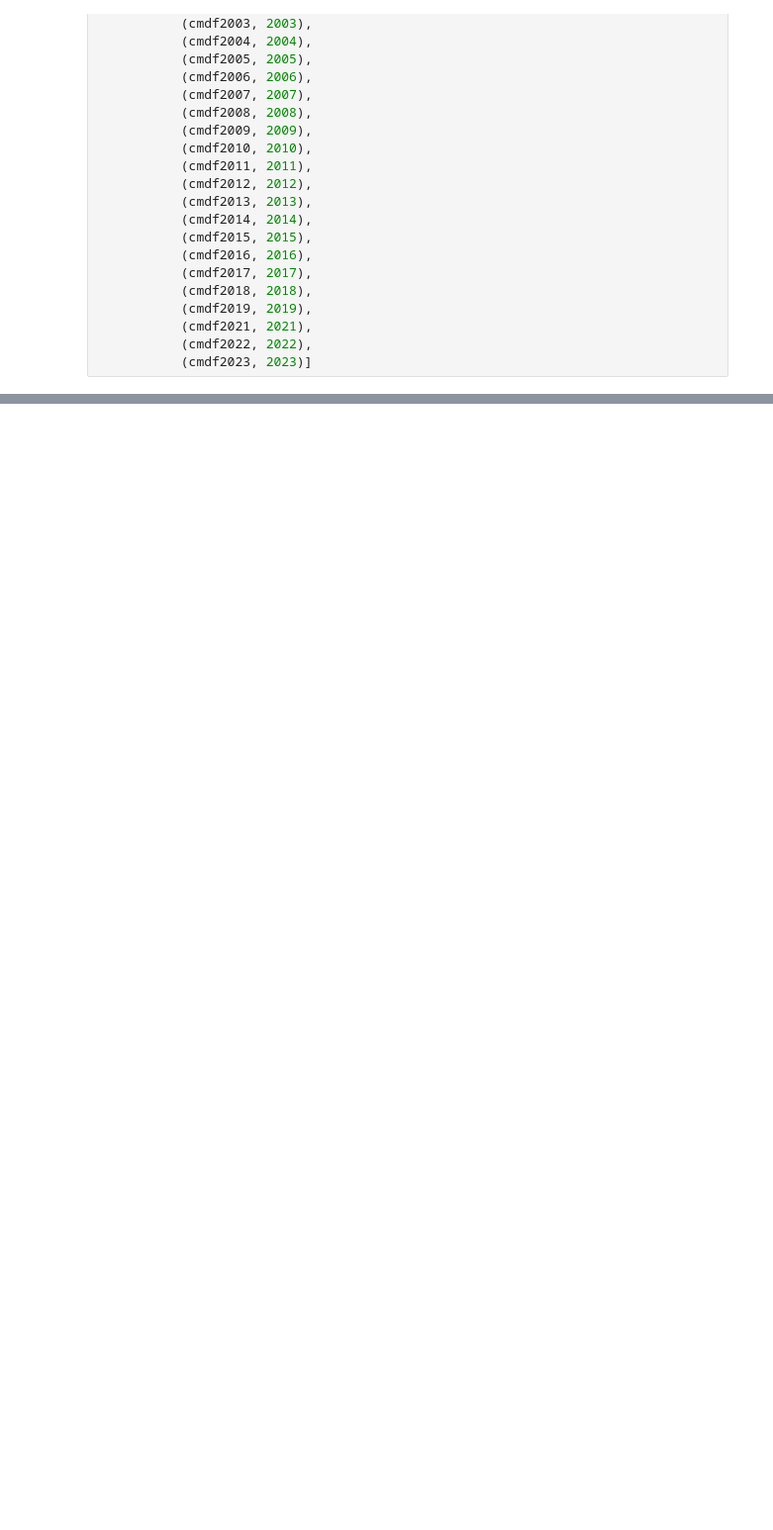
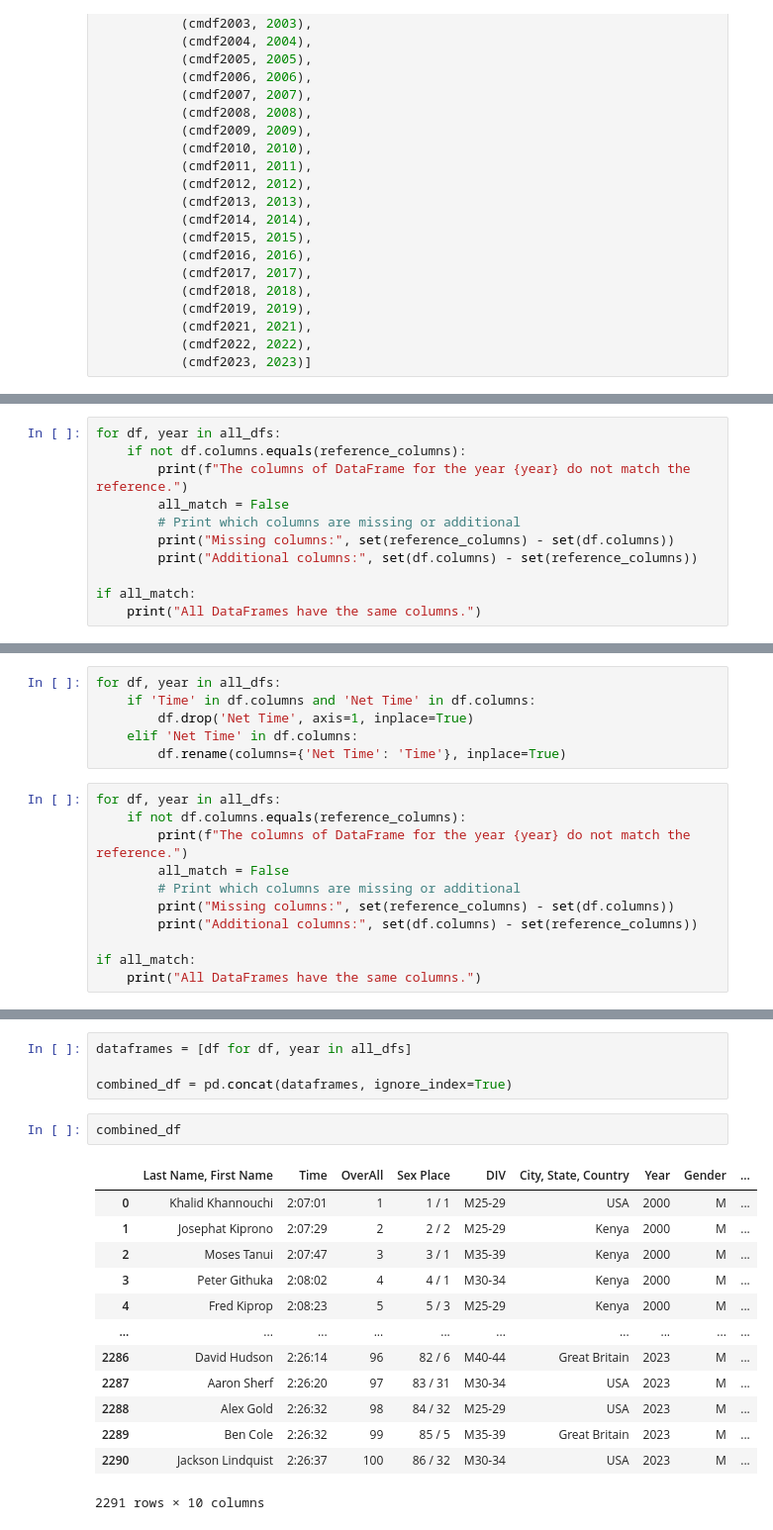
Before and after one commit to snwnkang/CS171_Final_vis_Marathon, a Jupyter notebook: Data_cleanup.ipynb, the cells around one changed output, grey strips where cells are left out. Shown at 99% size. Cells and saved outputs as stored; diff of their text form; blank space fills up the shorter version.

```diff
--- a/Data_cleanup.ipynb
+++ b/Data_cleanup.ipynb
@@ -109,0 +292,11 @@ for df in all_dfs:
+# %%
+for df, year in all_dfs:
+    if not df.columns.equals(reference_columns):
+        print(f"The columns of DataFrame for the year {year} do not match the reference.")
+        all_match = False
+        # Print which columns are missing or additional
+        print("Missing columns:", set(reference_columns) - set(df.columns))
+        print("Additional columns:", set(df.columns) - set(reference_columns))
+
+if all_match:
+    print("All DataFrames have the same columns.")
@@ -109,0 +321,17 @@ for df in all_dfs:
+# %%
+for df, year in all_dfs:
+    if 'Time' in df.columns and 'Net Time' in df.columns:
+        df.drop('Net Time', axis=1, inplace=True)
+    elif 'Net Time' in df.columns:
+        df.rename(columns={'Net Time': 'Time'}, inplace=True)
+# %%
+for df, year in all_dfs:
+    if not df.columns.equals(reference_columns):
+        print(f"The columns of DataFrame for the year {year} do not match the reference.")
+        all_match = False
+        # Print which columns are missing or additional
+        print("Missing columns:", set(reference_columns) - set(df.columns))
+        print("Additional columns:", set(df.columns) - set(reference_columns))
+
+if all_match:
+    print("All DataFrames have the same columns.")
@@ -109,0 +356,20 @@ for df in all_dfs:
+# %%
+dataframes = [df for df, year in all_dfs]
+
+combined_df = pd.concat(dataframes, ignore_index=True)
+# %%
+combined_df
+# %% [output]
+|  | Last Name, First Name | Time | OverAll | Sex Place | DIV | City, State, Country | Year | Gender | ... |
+| 0 | Khalid Khannouchi | 2:07:01 | 1 | 1 / 1 | M25-29 | USA | 2000 | M | ... |
+| 1 | Josephat Kiprono | 2:07:29 | 2 | 2 / 2 | M25-29 | Kenya | 2000 | M | ... |
+| 2 | Moses Tanui | 2:07:47 | 3 | 3 / 1 | M35-39 | Kenya | 2000 | M | ... |
+| 3 | Peter Githuka | 2:08:02 | 4 | 4 / 1 | M30-34 | Kenya | 2000 | M | ... |
+| 4 | Fred Kiprop | 2:08:23 | 5 | 5 / 3 | M25-29 | Kenya | 2000 | M | ... |
+| ... | ... | ... | ... | ... | ... | ... | ... | ... | ... |
+| 2286 | David Hudson | 2:26:14 | 96 | 82 / 6 | M40-44 | Great Britain | 2023 | M | ... |
+| 2287 | Aaron Sherf | 2:26:20 | 97 | 83 / 31 | M30-34 | USA | 2023 | M | ... |
+| 2288 | Alex Gold | 2:26:32 | 98 | 84 / 32 | M25-29 | USA | 2023 | M | ... |
+| 2289 | Ben Cole | 2:26:32 | 99 | 85 / 5 | M35-39 | Great Britain | 2023 | M | ... |
+| 2290 | Jackson Lindquist | 2:26:37 | 100 | 86 / 32 | M30-34 | USA | 2023 | M | ... |
+2291 rows × 10 columns
```
Also changed, not shown: parts of 26 cells of this notebook.
